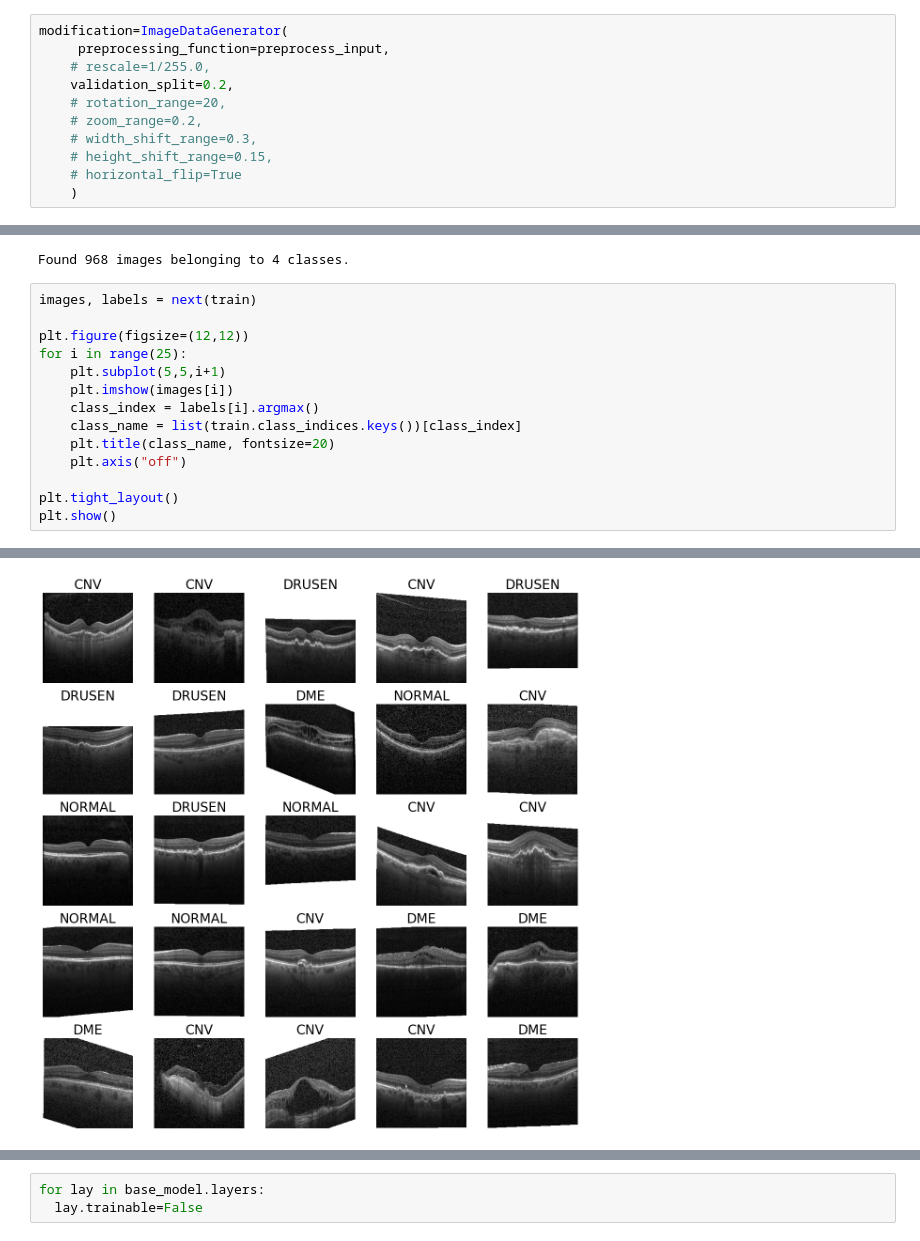
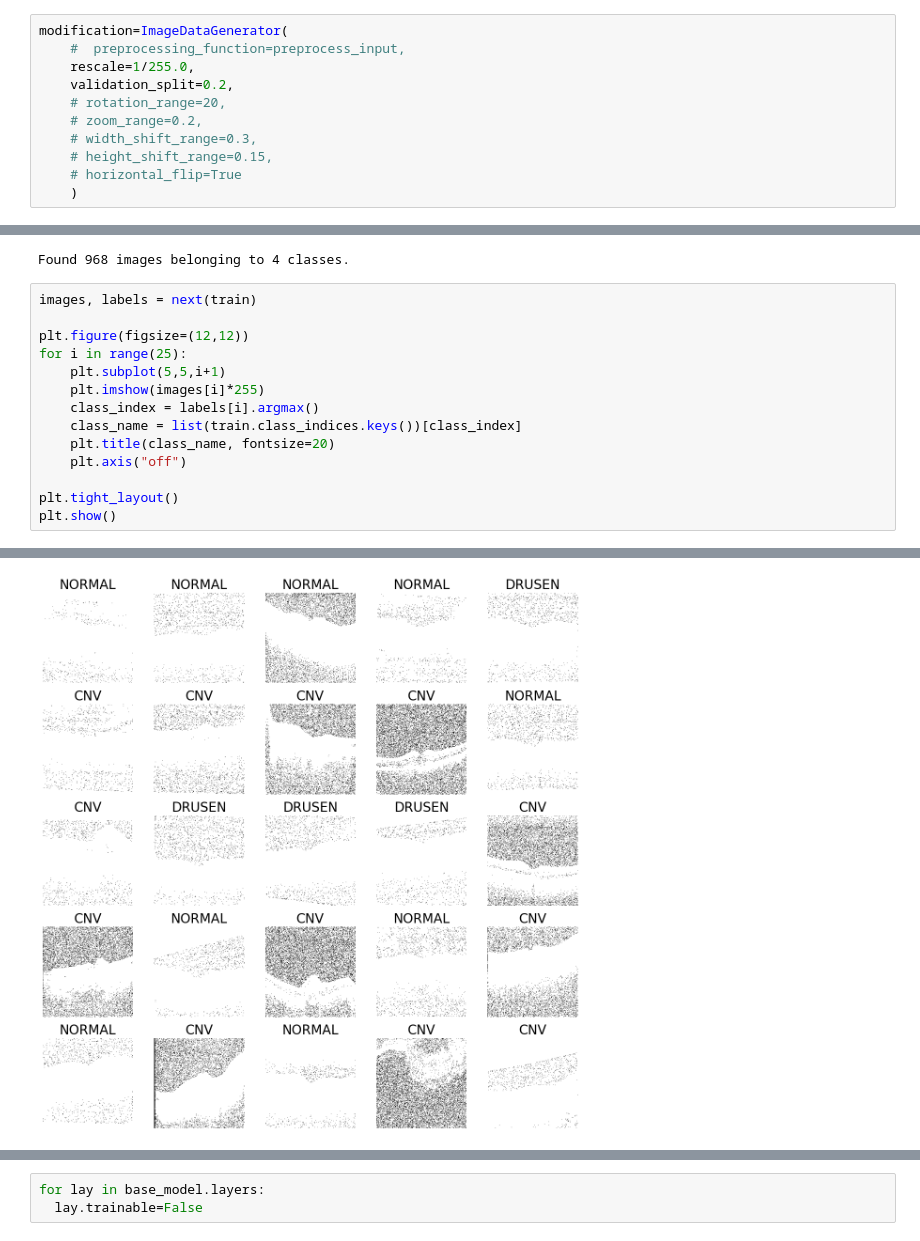
Before and after one commit to mohamed0barhoomi/checkpoint_data, a Jupyter notebook: projet_final_CNN.ipynb, the cells around one changed output, grey strips where cells are left out. Saved outputs shown, nothing was run; the diff lists cells and outputs as text.

```diff
--- a/projet_final_CNN.ipynb
+++ b/projet_final_CNN.ipynb
@@ -30,8 +30,8 @@ print(os.listdir(data))
 ['val', 'test', 'train']
 # %%
 modification=ImageDataGenerator(
-     preprocessing_function=preprocess_input,
-    # rescale=1/255.0,
+    #  preprocessing_function=preprocess_input,
+    rescale=1/255.0,
     validation_split=0.2,
     # rotation_range=20,
     # zoom_range=0.2,
@@ -86,7 +86,7 @@ images, labels = next(train)
 plt.figure(figsize=(12,12))
 for i in range(25):
     plt.subplot(5,5,i+1)
-    plt.imshow(images[i])
+    plt.imshow(images[i]*255)
     class_index = labels[i].argmax()
     class_name = list(train.class_indices.keys())[class_index]
     plt.title(class_name, fontsize=20)
@@ -98,4 +115,4 @@ plt.show()
-[figure, old version]
+[figure, new version]
 # %%
 base_model=ResNet50(weights="imagenet",include_top=False,input_shape=(224,224,3))
 # %% [output]
```
Also changed, not shown: parts of 8 cells of this notebook.
